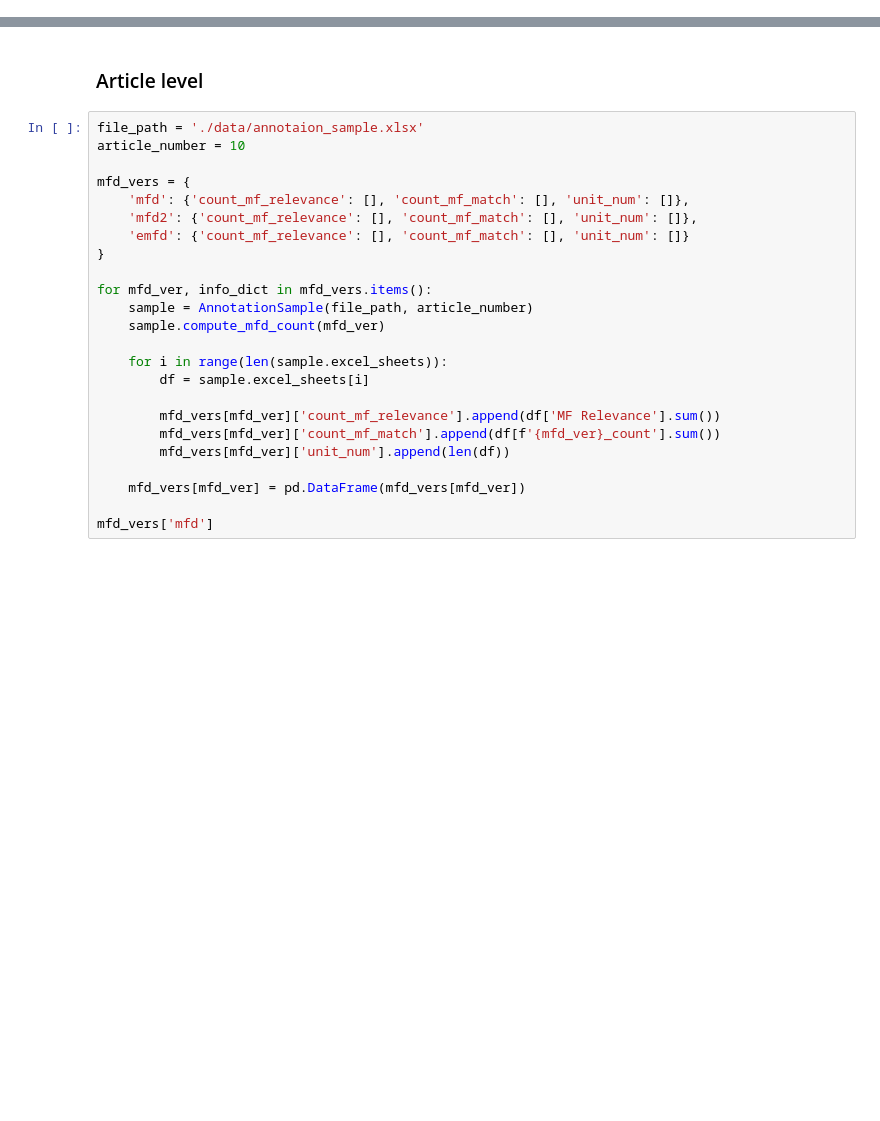
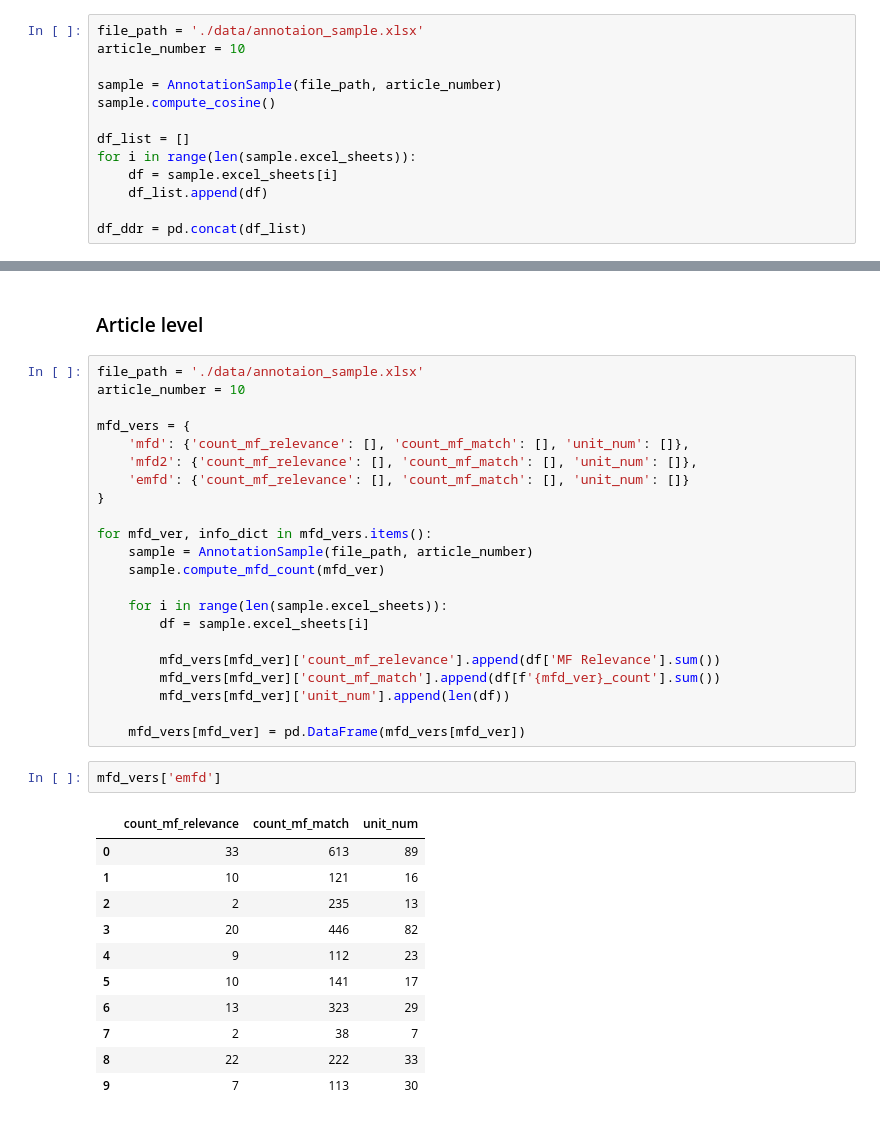
Before and after one commit to Andy-ycw/COMP90055_MFVR, a Jupyter notebook: annotation_candidate_validation.ipynb, the cells around one changed output, grey strips where cells are left out. Drawn from its saved outputs; the diff is of its cells as text; blank space fills up the shorter version.

```diff
--- a/annotation_candidate_validation.ipynb
+++ b/annotation_candidate_validation.ipynb
@@ -119,0 +170,13 @@ Percentage 0.3775811209439528
+# %%
+file_path = './data/annotaion_sample.xlsx'
+article_number = 10
+
+sample = AnnotationSample(file_path, article_number)
+sample.compute_cosine()
+
+df_list = []
+for i in range(len(sample.excel_sheets)):
+    df = sample.excel_sheets[i]
+    df_list.append(df)
+
+df_ddr = pd.concat(df_list)
@@ -141,8 +274,20 @@ for mfd_ver, info_dict in mfd_vers.items():
         mfd_vers[mfd_ver]['unit_num'].append(len(df))
 
     mfd_vers[mfd_ver] = pd.DataFrame(mfd_vers[mfd_ver])
-
-mfd_vers['mfd']
+# %%
+mfd_vers['emfd']
+# %% [output]
+|  | count_mf_relevance | count_mf_match | unit_num |
+| 0 | 33 | 613 | 89 |
+| 1 | 10 | 121 | 16 |
+| 2 | 2 | 235 | 13 |
+| 3 | 20 | 446 | 82 |
+| 4 | 9 | 112 | 23 |
+| 5 | 10 | 141 | 17 |
+| 6 | 13 | 323 | 29 |
+| 7 | 2 | 38 | 7 |
+| 8 | 22 | 222 | 33 |
+| 9 | 7 | 113 | 30 |
 # %%
 for mfd_ver, df in mfd_vers.items():
     mfd_vers[mfd_ver]['count_match_norm'] = df['count_mf_match'] / df['unit_num']
```
Also changed, not shown: parts of 15 cells of this notebook, 3 other files.
